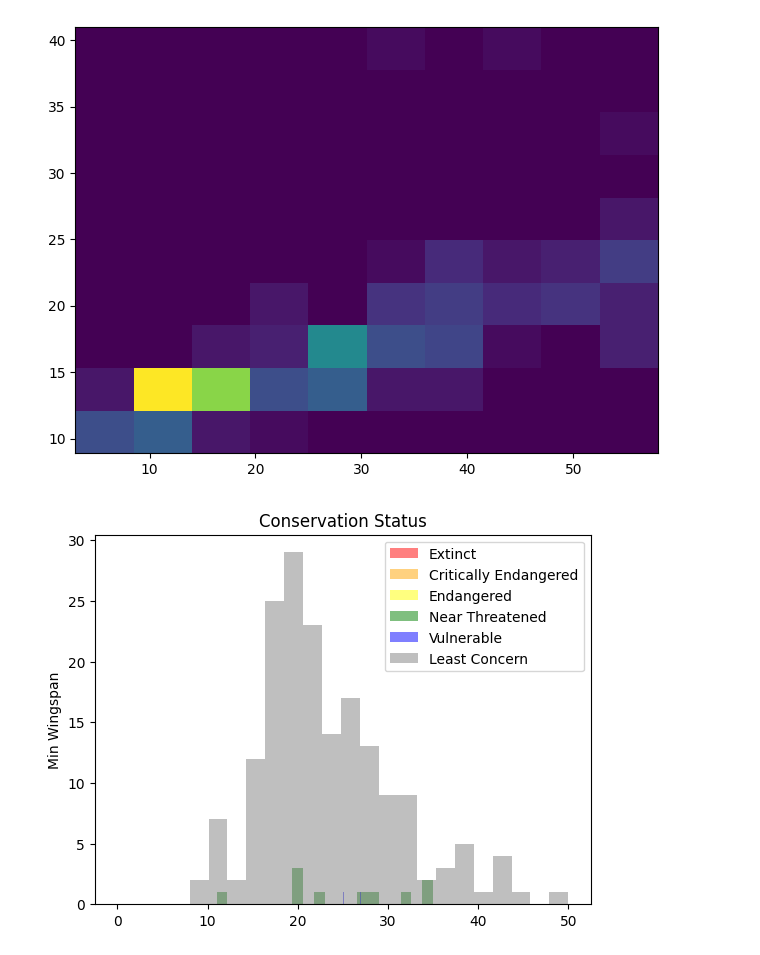
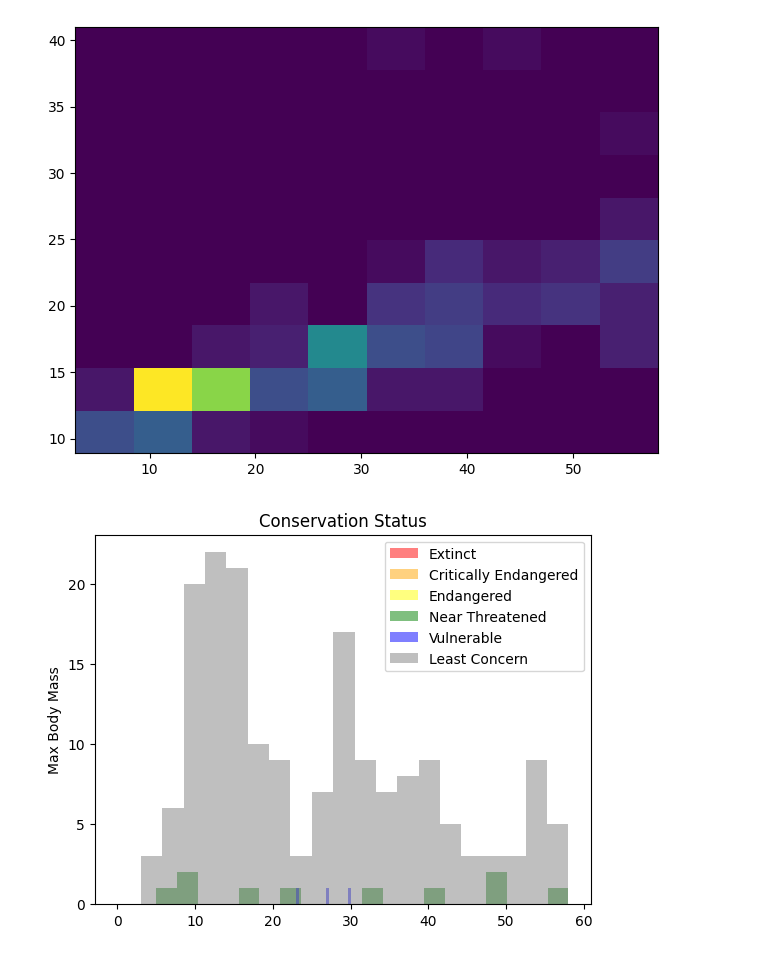
Before and after one commit to lynghoo/Data-Science-For-Beginners, a Jupyter notebook: 3-Data-Visualization/10-visualization-distributions/notebook.ipynb, the cells around one changed output. Saved outputs shown, nothing was run; the diff lists cells and outputs as text; code cells hidden in the pictures.

```diff
--- a/3-Data-Visualization/10-visualization-distributions/notebook.ipynb
+++ b/3-Data-Visualization/10-visualization-distributions/notebook.ipynb
@@ -62,23 +62,23 @@ hist = ax.hist2d(x, y)
 # %% [output]
 [figure]
 # %%
-x1 = filteredBirds.loc[filteredBirds.ConservationStatus=='EX', 'MinWingspan']
-x2 = filteredBirds.loc[filteredBirds.ConservationStatus=='CR', 'MinWingspan']
-x3 = filteredBirds.loc[filteredBirds.ConservationStatus=='EN', 'MinWingspan']
-x4 = filteredBirds.loc[filteredBirds.ConservationStatus=='NT', 'MinWingspan']
-x5 = filteredBirds.loc[filteredBirds.ConservationStatus=='VU', 'MinWingspan']
-x6 = filteredBirds.loc[filteredBirds.ConservationStatus=='LC', 'MinWingspan']
+x1 = filteredBirds.loc[filteredBirds.ConservationStatus=='EX', 'MaxBodyMass']
+x2 = filteredBirds.loc[filteredBirds.ConservationStatus=='CR', 'MaxBodyMass']
+x3 = filteredBirds.loc[filteredBirds.ConservationStatus=='EN', 'MaxBodyMass']
+x4 = filteredBirds.loc[filteredBirds.ConservationStatus=='NT', 'MaxBodyMass']
+x5 = filteredBirds.loc[filteredBirds.ConservationStatus=='VU', 'MaxBodyMass']
+x6 = filteredBirds.loc[filteredBirds.ConservationStatus=='LC', 'MaxBodyMass']
 
 kwargs = dict(alpha=0.5, bins=20)
 
 plt.hist(x1, **kwargs, color='red', label='Extinct')
 plt.hist(x2, **kwargs, color='orange', label='Critically Endangered')
 plt.hist(x3, **kwargs, color='yellow', label='Endangered')
 plt.hist(x4, **kwargs, color='green', label='Near Threatened')
 plt.hist(x5, **kwargs, color='blue', label='Vulnerable')
 plt.hist(x6, **kwargs, color='gray', label='Least Concern')
 
-plt.gca().set(title='Conservation Status', ylabel='Min Wingspan')
+plt.gca().set(title='Conservation Status', ylabel='Max Body Mass')
 plt.legend();
 # %% [output]
-[figure, old version]
+[figure, new version]
```
Also changed, not shown: parts of 5 cells of this notebook.
